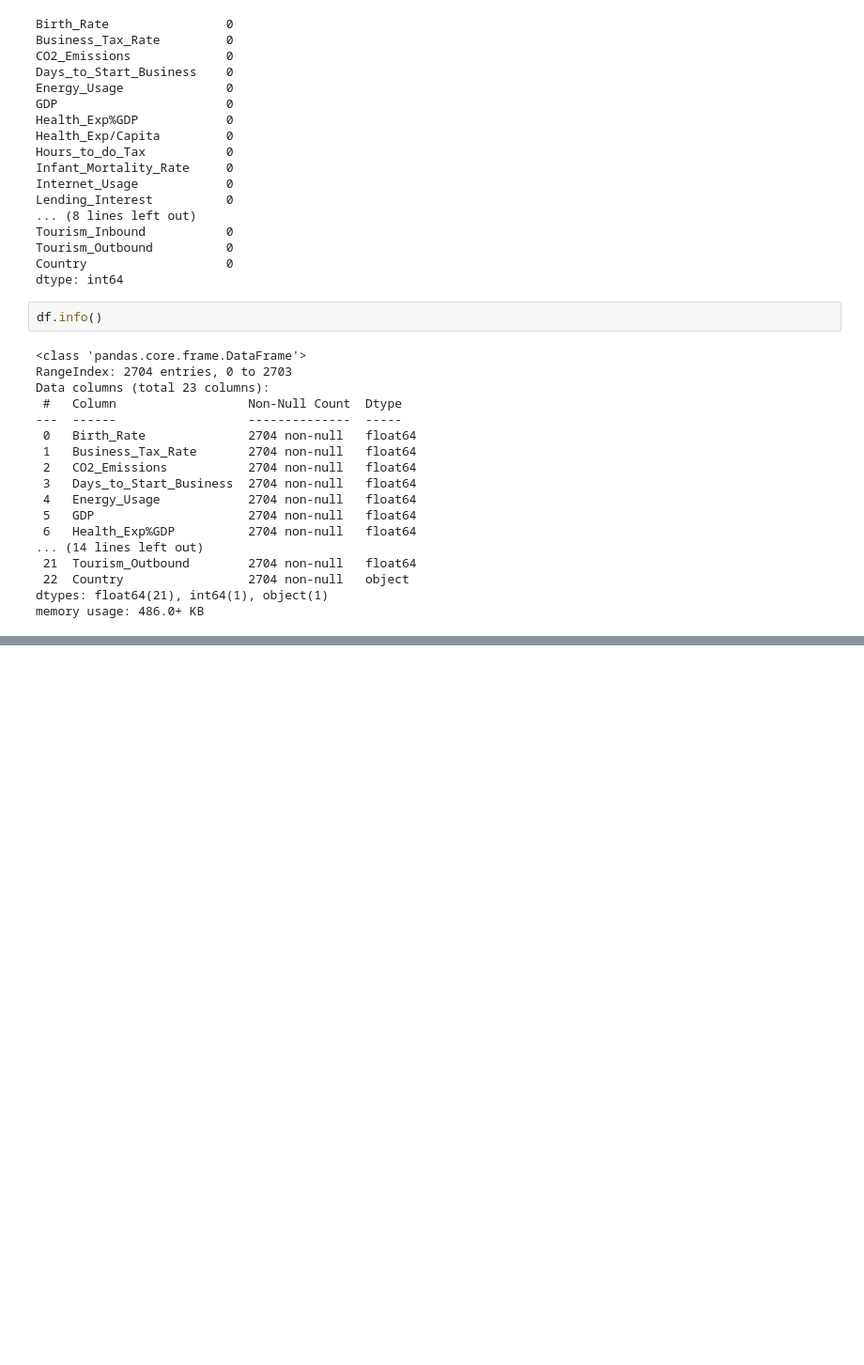
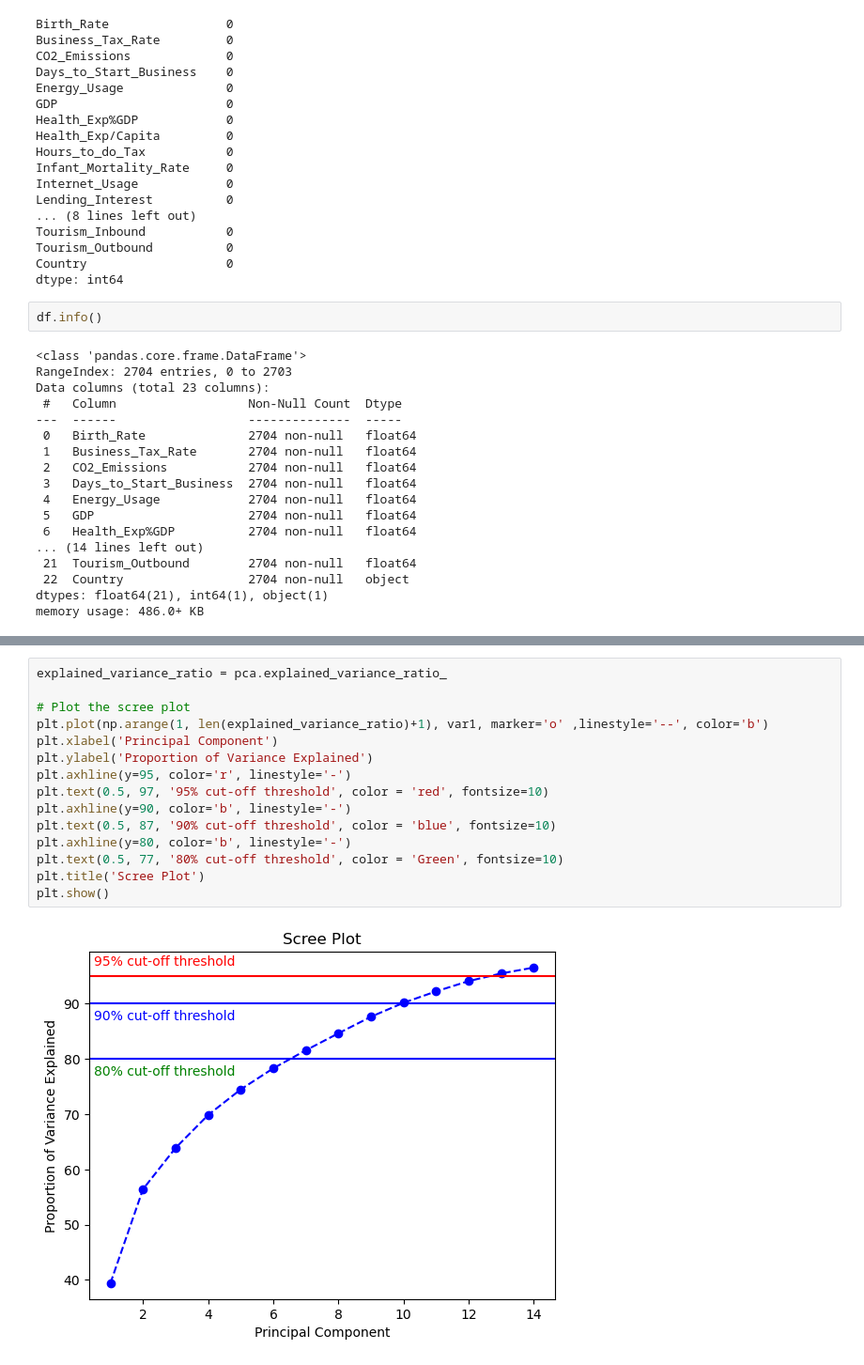
Before and after one commit to AravindhGoud/Cluster-Analysis-Business-Objective-Creating-clusters-on-global-development-measurement-dataset-Dat, a Jupyter notebook: Creating clusters on global development measurement dataset.ipynb, the cells around one changed output, grey strips where cells are left out. Shown at 94% size. Cells and saved outputs as stored; diff of their text form; blank space fills up the shorter version.

```diff
--- a/Creating clusters on global development measurement dataset.ipynb
+++ b/Creating clusters on global development measurement dataset.ipynb
@@ -777,0 +947,17 @@ memory usage: 486.0+ KB
+# %%
+explained_variance_ratio = pca.explained_variance_ratio_
+
+# Plot the scree plot
+plt.plot(np.arange(1, len(explained_variance_ratio)+1), var1, marker='o' ,linestyle='--', color='b')
+plt.xlabel('Principal Component')
+plt.ylabel('Proportion of Variance Explained')
+plt.axhline(y=95, color='r', linestyle='-')
+plt.text(0.5, 97, '95% cut-off threshold', color = 'red', fontsize=10)
+plt.axhline(y=90, color='b', linestyle='-')
+plt.text(0.5, 87, '90% cut-off threshold', color = 'blue', fontsize=10)
+plt.axhline(y=80, color='b', linestyle='-')
+plt.text(0.5, 77, '80% cut-off threshold', color = 'Green', fontsize=10)
+plt.title('Scree Plot')
+plt.show()
+# %% [output]
+[figure, added]
```
Also changed, not shown: parts of 46 cells of this notebook.
